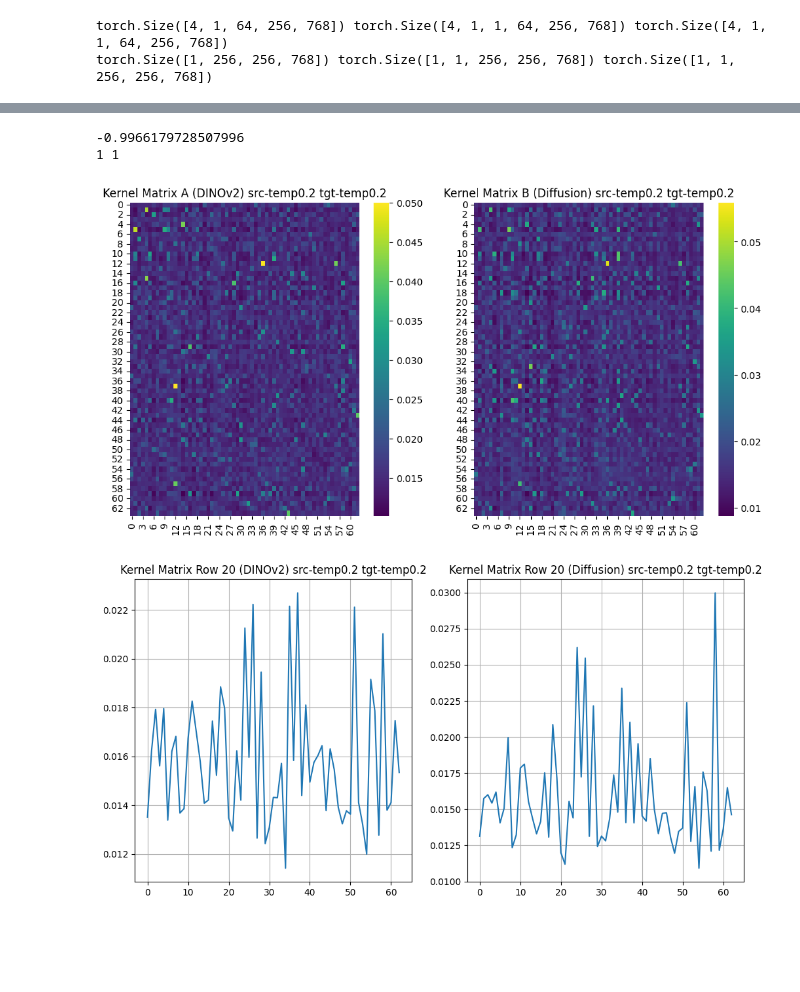
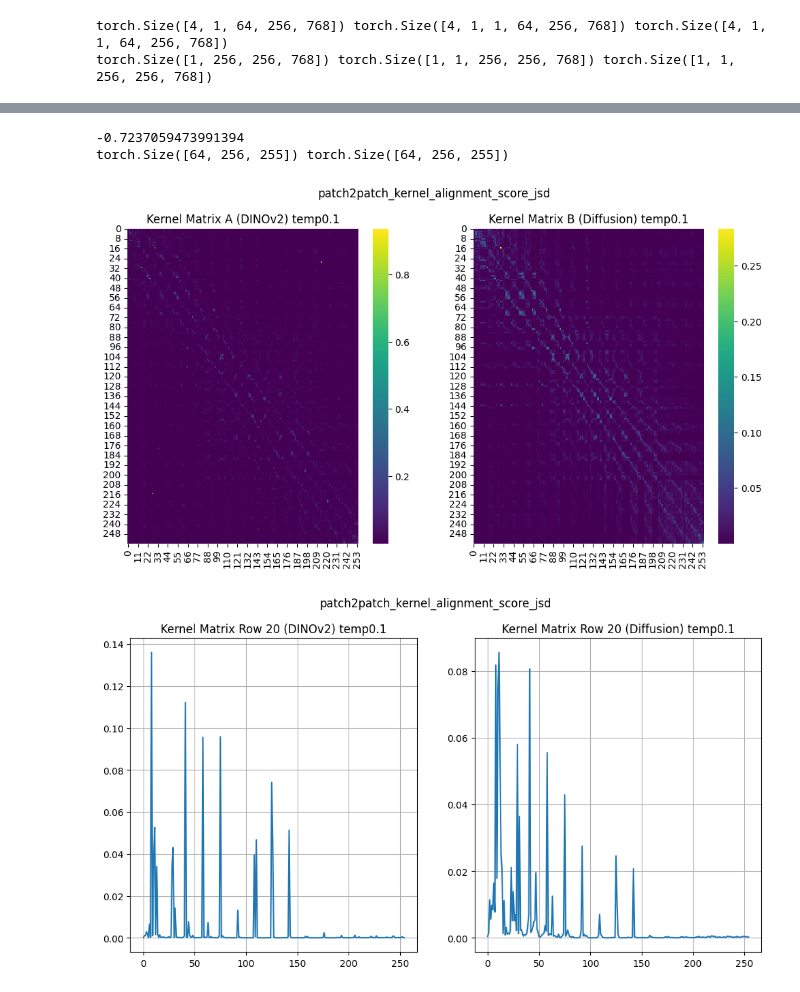
Before and after one commit to xingjianleng/REPA, a Jupyter notebook: notebooks/s2s-temp-analysis.ipynb, the cells around one changed output, grey strips where cells are left out. Drawn from its saved outputs; the diff is of its cells as text; code cells hidden in the pictures; blank space fills up the shorter version.

```diff
--- a/notebooks/s2s-temp-analysis.ipynb
+++ b/notebooks/s2s-temp-analysis.ipynb
@@ -562,6 +516,23 @@ Please install the pymp library using `pip install pymp` to speed up non-batched
 # %%
 # Simulate 64x64 kernel matrix
 gpu_id = 2
+src_temp = 0.1
+tgt_temp = 0.1
+remove_diag = True
+
+# score_fn = patch2patch_kernel_alignment_score
+score_fn = patch2patch_kernel_alignment_score_jsd
+# score_fn = sample2sample_kernel_alignment_score
+# score_fn = sample2sample_kernel_alignment_score_jsd
+
+kwargs = dict(
+    detach_grad=False,
+    remove_diag=remove_diag,
+    chunk_id=0,  # <-- Square matrix / no gathering, we should always use chunk_id=0
+)
+if "jsd" in score_fn.__name__:
+    kwargs["src_temp"] = src_temp
+    kwargs["tgt_temp"] = tgt_temp
 
 kernel_alignment_loss = 0.0
 kernel_matrices_A = []
@@ -569,52 +540,58 @@ kernel_matrices_B = []
 
 for fs_tilde_layer in fs_tilde[gpu_id]:
     for i, (z, f_tilde_layer) in enumerate(zip(zs[gpu_id], fs_tilde_layer)):
-        curr_kernel_alignment_loss, kernel_matrix_A, kernel_matrix_B = sample2sample_kernel_alignment_score_jsd(
-            z,
-            f_tilde_layer,
-            src_temp=0.5,
-            tgt_temp=0.5,
-            detach_grad=False,
-            remove_diag=True,
+        curr_kernel_alignment_loss, kernel_matrix_A, kernel_matrix_B = score_fn(
+            feats_A=z,
+            feats_B=f_tilde_layer,
+            **kwargs,
         )
         kernel_alignment_loss -= curr_kernel_alignment_loss
         kernel_matrices_A.append(kernel_matrix_A)
         kernel_matrices_B.append(kernel_matrix_B)
 
 print(kernel_alignment_loss.item())
-print(len(kernel_matrices_A), len(kernel_matrices_B))
+print(kernel_matrices_A[0].shape, kernel_matrices_B[0].shape)
 # %% [output]
--0.9966179728507996
-1 1
+-0.7237059473991394
+torch.Size([64, 256, 255]) torch.Size([64, 256, 255])
 # %%
 # Analysis here...
+
+if kernel_matrices_A[0].dim() > 2:
+    mat_A = kernel_matrices_A[0][0]
+    mat_B = kernel_matrices_B[0][0]
+else:
+    mat_A = kernel_matrices_A[0]
+    mat_B = kernel_matrices_B[0]
 
 # Heatmap of the kernel matrices
 plt.figure(figsize=(12, 6))
 plt.subplot(121)
-sns.heatmap(kernel_matrices_A[0].cpu().numpy(), cmap='viridis', cbar=True)
-plt.title(f"Kernel Matrix A (DINOv2) src-temp{args.s2s_src_temp} tgt-temp{args.s2s_tgt_temp}")
+sns.heatmap(mat_A.cpu().numpy(), cmap='viridis', cbar=True)
+plt.title(f"Kernel Matrix A (DINOv2) temp{src_temp}")
 plt.subplot(122)
-sns.heatmap(kernel_matrices_B[0].cpu().numpy(), cmap='viridis', cbar=True)
-plt.title(f"Kernel Matrix B (Diffusion) src-temp{args.s2s_src_temp} tgt-temp{args.s2s_tgt_temp}")
+sns.heatmap(mat_B.cpu().numpy(), cmap='viridis', cbar=True)
+plt.title(f"Kernel Matrix B (Diffusion) temp{tgt_temp}")
+plt.suptitle(score_fn.__name__)
 plt.show()
 
 # Row distributions (probability)
 row_idx = 25
 
 plt.figure(figsize=(12, 6))
 plt.subplot(121)
-plt.plot(kernel_matrices_A[0][row_idx].cpu().numpy())
-plt.title(f"Kernel Matrix Row 20 (DINOv2) src-temp{args.s2s_src_temp} tgt-temp{args.s2s_tgt_temp}")
+plt.plot(mat_A[row_idx].cpu().numpy())
+plt.title(f"Kernel Matrix Row 20 (DINOv2) temp{src_temp}")
 plt.grid()
 plt.subplot(122)
-plt.plot(kernel_matrices_B[0][row_idx].cpu().numpy())
-plt.title(f"Kernel Matrix Row 20 (Diffusion) src-temp{args.s2s_src_temp} tgt-temp{args.s2s_tgt_temp}")
+plt.plot(mat_B[row_idx].cpu().numpy())
+plt.title(f"Kernel Matrix Row 20 (Diffusion) temp{tgt_temp}")
 plt.grid()
+plt.suptitle(score_fn.__name__)
 plt.show()
 # %% [output]
-[figure, old version]
+[figure, new version]
-[figure, old version]
+[figure, new version]
 # %%
 # Simulate 64x256 kernel matrix
 gpu_id = 2
```
Also changed, not shown: parts of 5 cells of this notebook, 1 other file.
